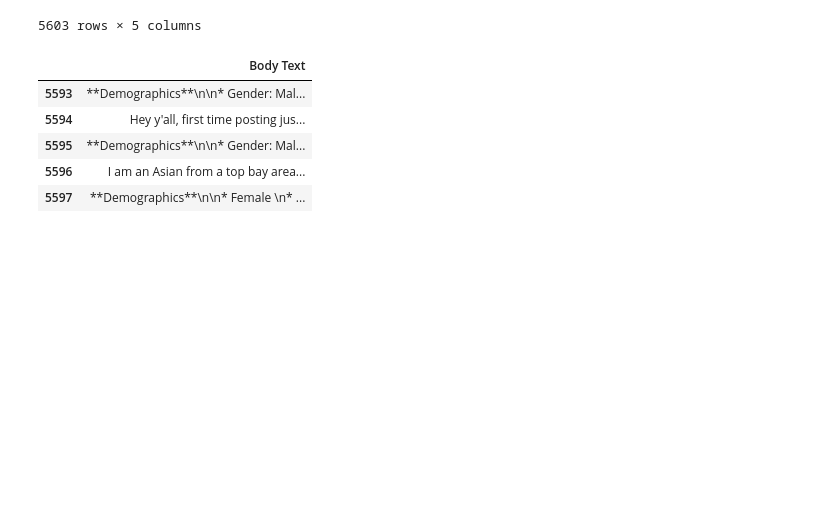
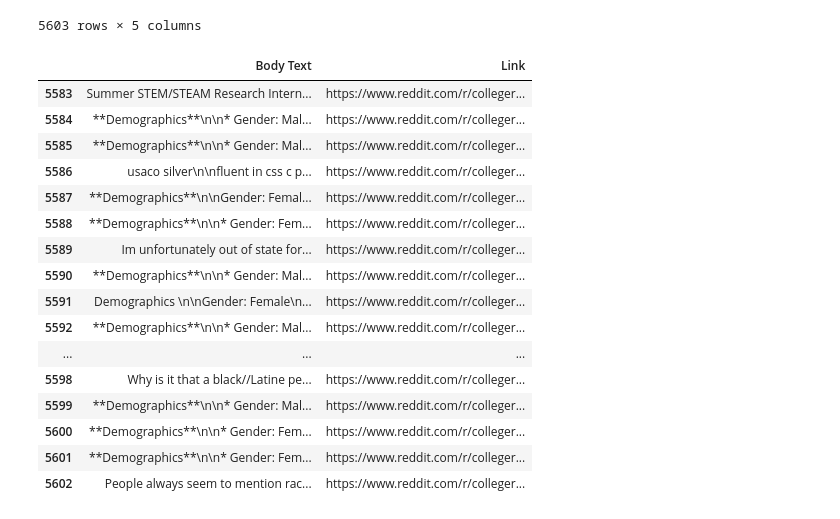
Before and after one commit to shreybirmiwal/college-predictor, a Jupyter notebook: ML/2-data-process/process.ipynb, the cells around one changed output. Cells and saved outputs as stored; diff of their text form; code cells hidden in the pictures; blank space fills up the shorter version.

```diff
--- a/ML/2-data-process/process.ipynb
+++ b/ML/2-data-process/process.ipynb
@@ -20,19 +20,30 @@ df
 5603 rows × 5 columns
 # %%
 df2 = df
-df2.drop(['Upvotes', 'Date', 'Title', 'Link'], axis=1, inplace=True)
+df2.drop(['Upvotes', 'Date', 'Title'], axis=1, inplace=True)
 
 
-df2 = df2.tail(10) #only lsat 10 posts
+df2 = df2.tail(20) #only lsat 10 posts
 
-df2.head()
+df2
 # %% [output]
-|  | Body Text |
-| 5593 | **Demographics**\n\n* Gender: Mal... |
-| 5594 | Hey y'all, first time posting jus... |
-| 5595 | **Demographics**\n\n* Gender: Mal... |
-| 5596 | I am an Asian from a top bay area... |
-| 5597 | **Demographics**\n\n* Female \n* ... |
+|  | Body Text | Link |
+| 5583 | Summer STEM/STEAM Research Intern... | https://www.reddit.com/r/colleger... |
+| 5584 | **Demographics**\n\n* Gender: Mal... | https://www.reddit.com/r/colleger... |
+| 5585 | **Demographics**\n\n* Gender: Mal... | https://www.reddit.com/r/colleger... |
+| 5586 | usaco silver\n\nfluent in css c p... | https://www.reddit.com/r/colleger... |
+| 5587 | **Demographics**\n\nGender: Femal... | https://www.reddit.com/r/colleger... |
+| 5588 | **Demographics**\n\n* Gender: Fem... | https://www.reddit.com/r/colleger... |
+| 5589 | Im unfortunately out of state for... | https://www.reddit.com/r/colleger... |
+| 5590 | **Demographics**\n\n* Gender: Mal... | https://www.reddit.com/r/colleger... |
+| 5591 | Demographics \n\nGender: Female\n... | https://www.reddit.com/r/colleger... |
+| 5592 | **Demographics**\n\n* Gender: Mal... | https://www.reddit.com/r/colleger... |
+| ... | ... | ... |
+| 5598 | Why is it that a black//Latine pe... | https://www.reddit.com/r/colleger... |
+| 5599 | **Demographics**\n\n* Gender: Mal... | https://www.reddit.com/r/colleger... |
+| 5600 | **Demographics**\n\n* Gender: Fem... | https://www.reddit.com/r/colleger... |
+| 5601 | **Demographics**\n\n* Gender: Fem... | https://www.reddit.com/r/colleger... |
+| 5602 | People always seem to mention rac... | https://www.reddit.com/r/colleger... |
 # %%
 import re
 import pandas as pd
```
Also changed, not shown: parts of 1 cell of this notebook.
